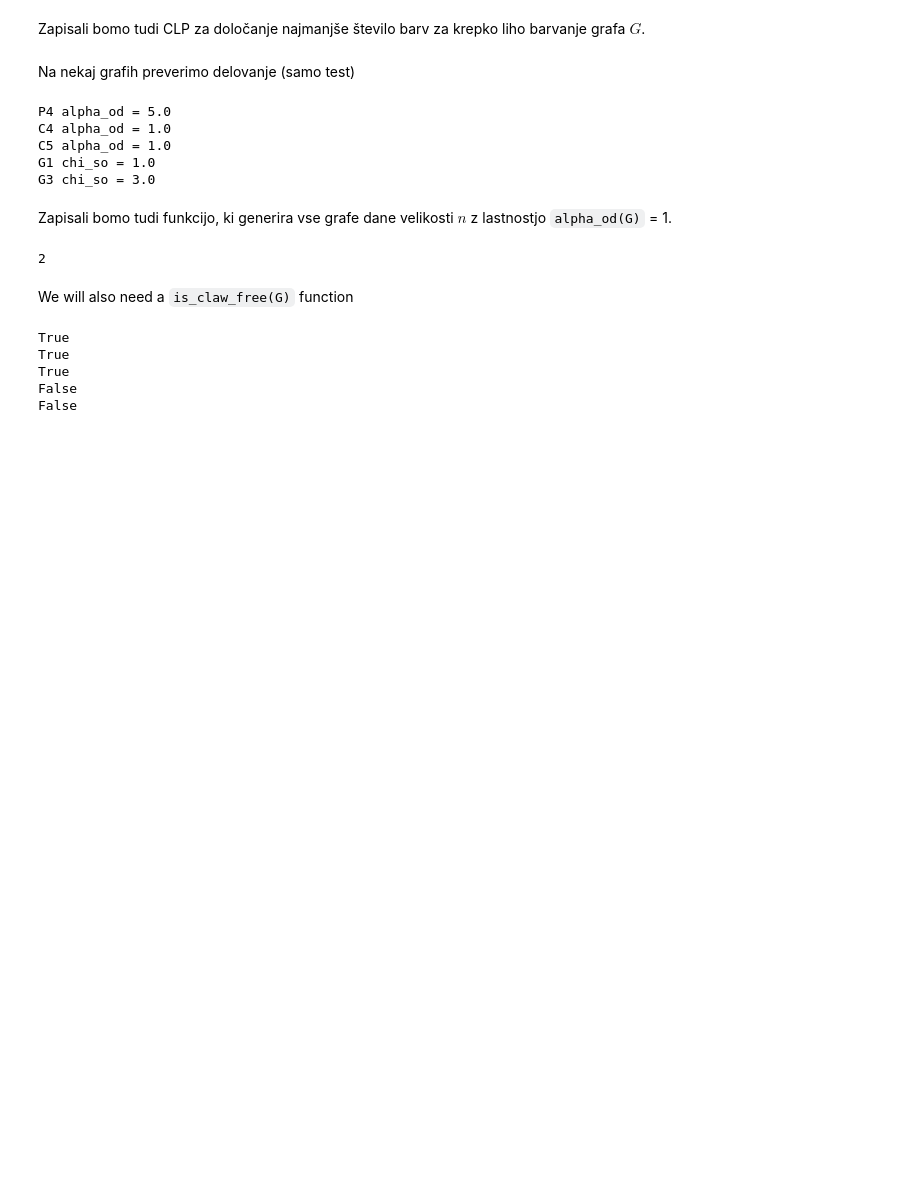
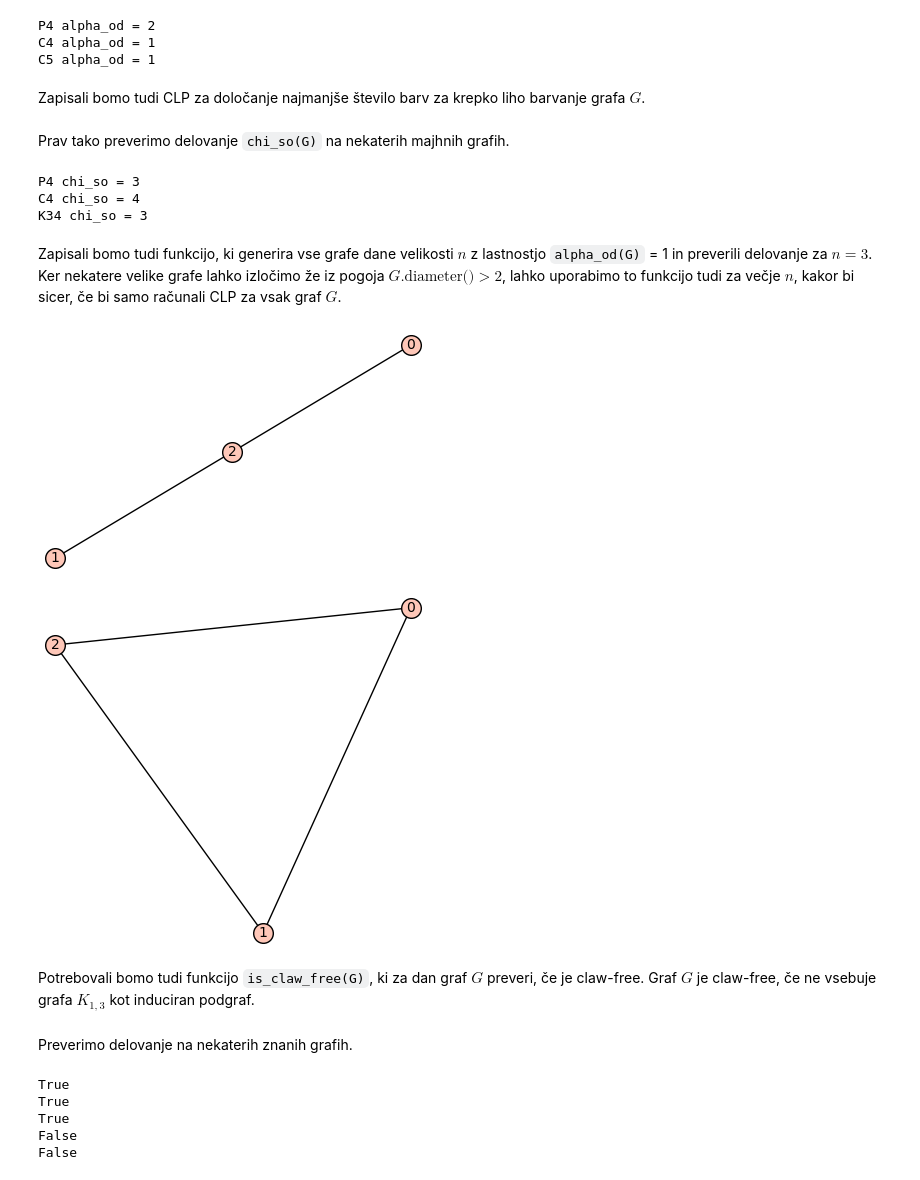
Before and after one commit to tilenzabkar/fp-projekt, a Jupyter notebook: main.ipynb, the cells around one changed output. Cells and saved outputs as stored; diff of their text form; code cells hidden in the pictures; blank space fills up the shorter version.

Commit message:
compute graphs, add logic

```diff
--- a/main.ipynb
+++ b/main.ipynb
@@ -31,4 +31,4 @@ def alpha_od(G):
         mip.add_constraint(y[u] + sum_neighbors == 2*z[u])
 
     # Solve the MIP
-    return mip.solve()
+    return int(mip.solve())
@@ -35,3 +37,17 @@ def alpha_od(G):
+# %%
+from sage.all import Graph
+from sage.graphs.graph_generators import graphs
+
+P4 = graphs.PathGraph(4)
+C4 = graphs.CycleGraph(4)
+C5 = graphs.CycleGraph(5)
+
+for name, G in [("P4", P4), ("C4", C4), ("C5", C5)]:
+    print(name, "alpha_od =", alpha_od(G))
+# %% [output]
+P4 alpha_od = 2
+C4 alpha_od = 1
+C5 alpha_od = 1
 # %% [markdown]
 Zapisali bomo tudi CLP za določanje najmanjše število barv za krepko liho barvanje grafa $G$.
 # %%
@@ -78,58 +94,46 @@ def chi_so(G):
             mip.add_constraint(z[v, i] >= 0)
 
     # Solve the MIP
-    return mip.solve()
+    return int(mip.solve())
 # %% [markdown]
-Na nekaj grafih preverimo delovanje (samo test)
+Prav tako preverimo delovanje `chi_so(G)` na nekaterih majhnih grafih.
 # %%
-from sage.all import Graph
-from sage.graphs.graph_generators import graphs
-
-P4 = Graph(5)
-C4 = Graph([(0,1),(1,2),(2,3),(3,0)])
-C5 = Graph([(0,1),(1,2),(2,3),(3,4),(4,0)])
-
-for name, G in [("P4", P4), ("C4", C4), ("C5", C5)]:
-    val = alpha_od(G)
-    print(name, "alpha_od =", val)
-
-G1 = Graph(5)
-G3 = graphs.CompleteBipartiteGraph(2, 3)
-for name, G in [("G1", G1), ("G3", G3)]:
-    val = chi_so(G)
-    print(name, "chi_so =", val)
+P4 = graphs.PathGraph(4)
+C4 = graphs.CycleGraph(4)
+K34 = graphs.CompleteBipartiteGraph(3, 4)
+for name, G in [("P4", P4), ("C4", C4), ("K34", K34)]:
+    print(name, "chi_so =", chi_so(G))
 # %% [output]
-P4 alpha_od = 5.0
-C4 alpha_od = 1.0
-C5 alpha_od = 1.0
-G1 chi_so = 1.0
-G3 chi_so = 3.0
+P4 chi_so = 3
+C4 chi_so = 4
+K34 chi_so = 3
 # %% [markdown]
-Zapisali bomo tudi funkcijo, ki generira vse grafe dane velikosti $n$ z lastnostjo `alpha_od(G)` = 1.
+Zapisali bomo tudi funkcijo, ki generira vse grafe dane velikosti $n$ z lastnostjo `alpha_od(G)` = 1 in preverili delovanje za $n = 3$. Ker nekatere velike grafe lahko izločimo že iz pogoja $G.\text{diameter()} > 2$, lahko uporabimo to funkcijo tudi za večje $n$, kakor bi sicer, če bi samo računali CLP za vsak graf $G$.
 # %%
 def generate_graphs_with_alpha_od_equal_to_1(n):
     """
-    Iterate over all non-isomorphic graphs with n vertices using nauty_geng and return a set of those graphs G for which alpha_od(G) == 1. It is meant to used for n <= 9.
+    Iterate over all non-isomorphic graphs with n vertices and return a set of those graphs G for which alpha_od(G) == 1. It is meant to used for n <= 9.
     """
     from sage.graphs.graph_generators import graphs
 
     matches = list()
     for G in graphs(n):
         if G.diameter() > 2:
             continue  # Neccessary condition for alpha_od(G) == 1 is diameter at most 2
         elif alpha_od(G) == 1:
             matches.append(G)
 
     return matches
 
 # Example usage:
 graphs_with_alpha_od_1 = generate_graphs_with_alpha_od_equal_to_1(3)
-len(graphs_with_alpha_od_1)
-# na mojem računalniku sem potreboval ~40 sekund za n=8
+for G in graphs_with_alpha_od_1:
+    G.show()
 # %% [output]
-2
+[figure, added]
+[figure, added]
 # %% [markdown]
-We will also need a `is_claw_free(G)` function
+Potrebovali bomo tudi funkcijo `is_claw_free(G)`, ki za dan graf $G$ preveri, če je claw-free. Graf $G$ je claw-free, če ne vsebuje grafa $K_{1,3}$ kot induciran podgraf.
 # %%
 def is_claw_free(G):
     """
@@ -139,6 +143,8 @@ def is_claw_free(G):
 
     claw = graphs.ClawGraph() # K_{1,3}
     return G.subgraph_search(claw, induced=True) is None # subgraph_search returns None if no such subgraph is found
+# %% [markdown]
+Preverimo delovanje na nekaterih znanih grafih.
 # %%
 print(is_claw_free(graphs.CycleGraph(10)))
 print(is_claw_free(graphs.PathGraph(7)))
```
Also changed, not shown: parts of 18 cells of this notebook, 2 other files.
